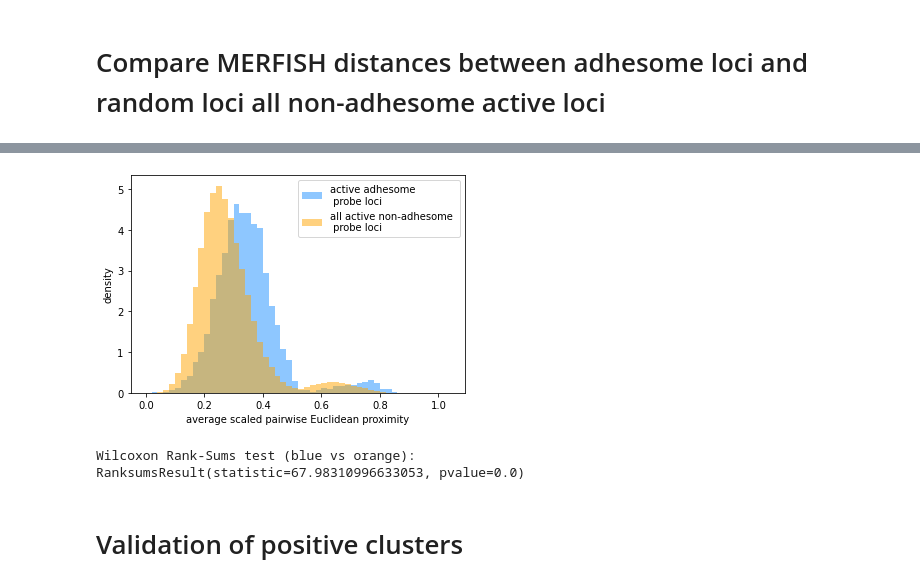
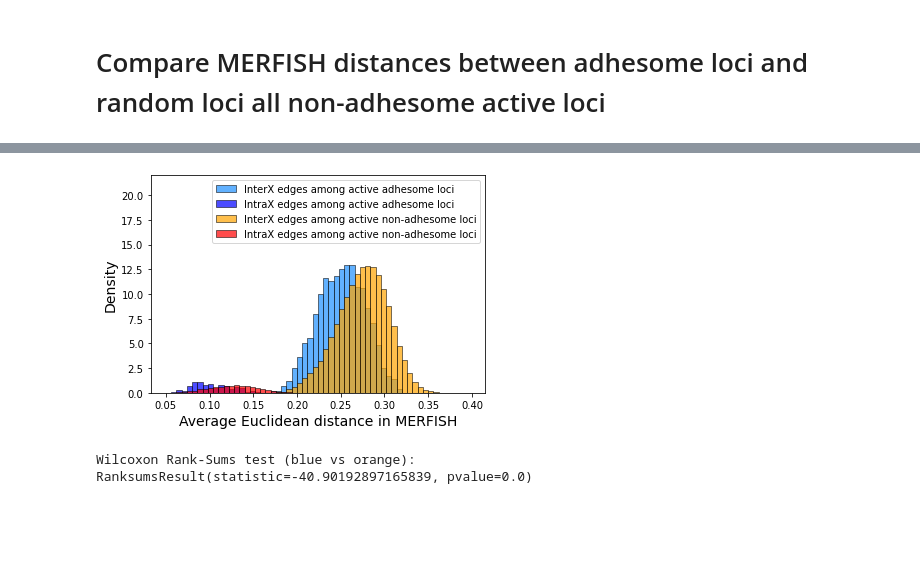
Before and after one commit to uhlerlab/adhesome_clustering, a Jupyter notebook: code/processing_FISH/processing_FISH_fullhistogram.ipynb, the cells around one changed output, grey strips where cells are left out. Drawn from its saved outputs; the diff is of its cells as text; code cells hidden in the pictures; blank space fills up the shorter version.

```diff
--- a/code/processing_FISH/processing_FISH_fullhistogram.ipynb
+++ b/code/processing_FISH/processing_FISH_fullhistogram.ipynb
@@ -173,7 +187,7 @@ df_loc = df_loc.reset_index().sort_values(['chrom','start','end'])
 df_loc_adhesome = df_loc[df_loc['geneName'].isin(selected_genes)]
 # %%
-# Identify adhesome genes present within 250kb of available MERFISH probes
-resol = 1000000
+# Identify adhesome genes present within 500kb of available MERFISH probes
+resol = 500000
 # %%
 # Construct a bed object for adhesome genes
 df_adhesome_pos = df_loc_adhesome[['chrom','start','end', 'geneName']]
@@ -235,10 +238,9 @@ uncovered_adh_loc_df.head()
 # %%
 # Identify MERFISH loci of adhesome genes
-adh_merfish_loc = np.unique(list((itertools.chain.from_iterable([gene2merfishloc[g]
-                             for g in active_adhesome_genes if (g in gene2merfishloc.keys())]))))
-# Identiy MERFISH loci of non adhesome genes
-rand_merfish_loc = np.unique(list((itertools.chain.from_iterable([gene2merfishloc[g]
-                             for g in random_active_genes if (g in gene2merfishloc.keys())]))))
+adh_merfish_loc = counts[counts["n_adhesome"]>0]['name'].values
+
+# Identify MERFISH loci of random genes
+rand_merfish_loc = counts[counts["n_non_adhesome"]>0]['name'].values
 rand_merfish_loc = np.array(list(set(rand_merfish_loc)-set(adh_merfish_loc)))
 
 # Combine adh_merfish_loc and rand_merfish_loc
@@ -265,7 +267,7 @@ for cell in tqdm(all_merfish_cells):
     cell_data = selected_merfish_data.loc[selected_merfish_data['cell_ID']==cell,
                                           ['x(nm)','y(nm)','z(nm)','probe_locus']]
     cell_data = cell_data.groupby('probe_locus').agg({'x(nm)': 'mean', 'y(nm)': 'mean', 'z(nm)': 'mean'})
-    dist_mat = squareform(pdist(cell_data, metric='euclidean'))
+    dist_mat = squareform(pdist(cell_data, metric='euclidean'))/max_dist_dict[cell]
     cell2distmat[cell] = pd.DataFrame(dist_mat,columns = cell_data.index.values, index = cell_data.index.values)
 # %%
 # Combine information across all cells into one dataframe
@@ -290,6 +289,6 @@ Maximum average distance = 8326.957249187171
 # %%
 # Procedure to sort final_adh_loc and final_rand_loc in genomic order
-sort_adh = pd.DataFrame({'locus': final_adh_loc})
+sort_adh = pd.DataFrame({'locus': adh_merfish_loc})
 sort_adh['chrom'] = sort_adh['locus'].str.split(':', expand=True)[0]
 sort_adh['chrom'] = sort_adh['chrom'].str.split('chr', expand=True)[1].astype(int)
 sort_adh['ext'] = sort_adh['locus'].str.split(':', expand=True)[1]
@@ -298,7 +297,7 @@ sort_adh['end'] = sort_adh['ext'].str.split('-', expand=True)[1].astype(int)
 sort_adh = sort_adh[['locus','chrom','start','end']]
 sort_adh = sort_adh.sort_values(['chrom','start','end'])
 final_adh_loc =  sort_adh['locus'].values
-sort_rand = pd.DataFrame({'locus': final_rand_loc})
+sort_rand = pd.DataFrame({'locus': rand_merfish_loc})
 sort_rand['chrom'] = sort_rand['locus'].str.split(':', expand=True)[0]
 sort_rand['chrom'] = sort_rand['chrom'].str.split('chr', expand=True)[1].astype(int)
 sort_rand['ext'] = sort_rand['locus'].str.split(':', expand=True)[1]
@@ -331,24 +351,46 @@ lu.plot_heatmap(avg_scaled_prox_df.loc[final_rand_loc, final_rand_loc],
 # %%
 # Plot histogram of MERFISH distances
-plt.figure()
-plt.hist(avg_scaled_prox_df.loc[final_adh_loc,final_adh_loc].values[np.triu_indices(len(final_adh_loc),1)],
-         color='dodgerblue', alpha=0.5, density=True, bins=np.arange(0, 1.05, 0.02),
-         label='active adhesome \n probe loci')
-plt.hist(avg_scaled_prox_df.loc[final_rand_loc,final_rand_loc].values[np.triu_indices(len(final_rand_loc),1)],
-         color='orange', alpha=0.5, density=True, bins=np.arange(0, 1.05, 0.02),
-         label='all active non-adhesome \n probe loci')
-plt.xlabel('average scaled pairwise Euclidean proximity')
-plt.ylabel('density')
-plt.legend(loc='upper right')
-plt.savefig(saving_main_dir+f'fig_6c.pdf', format='pdf')
+f, ax = plt.subplots()
+palette ={"interchromosomal": "dodgerblue", "intrachromosomal": "blue"}
+sns.histplot(data=avg_dist_df_stacked[avg_dist_df_stacked['Group']=='Active adhesome loci'],
+             x='distance',
+             hue='Type',
+             palette=palette,
+             alpha=0.7,
+             stat='density',
+             common_norm=True,
+             bins=np.arange(0.05, 0.4, 0.006),
+             legend=False,
+             ax=ax)
+# sns.move_legend(ax, "lower right")
+palette ={"interchromosomal": "orange", "intrachromosomal": "red"}
+ax = sns.histplot(data=avg_dist_df_stacked[avg_dist_df_stacked['Group']=='All active non-adhesome loci'],
+             x='distance',
+             hue='Type',
+             palette=palette,
+             alpha=0.7,
+             stat='density',
+             common_norm=True,
+             bins=np.arange(0.05, 0.4, 0.006),
+             label='All active non-adhesome loci',
+             ax=ax)
+ax.legend([
+    'InterX edges among active adhesome loci',
+    'IntraX edges among active adhesome loci',
+    'InterX edges among active non-adhesome loci',
+    'IntraX edges among active non-adhesome loci'])
+plt.ylim([0, 22])
+plt.xlabel('Average Euclidean distance in MERFISH', fontsize=14)
+plt.ylabel('Density', fontsize=14)
+# plt.legend(loc='upper right')
 plt.show()
 # Wilcoxon Rank-Sums test
 print('Wilcoxon Rank-Sums test (blue vs orange):')
-print(ss.ranksums(avg_scaled_prox_df.loc[final_adh_loc,final_adh_loc].values[np.triu_indices(len(final_adh_loc),1)],
-                  avg_scaled_prox_df.loc[final_rand_loc,final_rand_loc].values[np.triu_indices(len(final_rand_loc),1)]))
+print(ss.ranksums(
+    avg_dist_df.loc[adh_merfish_loc, adh_merfish_loc].values[np.triu_indices(len(adh_merfish_loc),1)],
+    avg_dist_df.loc[rand_merfish_loc, rand_merfish_loc].values[np.triu_indices(len(rand_merfish_loc),1)]
+))
 # %% [output]
-[figure, old version]
+[figure, new version]
 Wilcoxon Rank-Sums test (blue vs orange):
-RanksumsResult(statistic=67.98310996633053, pvalue=0.0)
+RanksumsResult(statistic=-40.90192897165839, pvalue=0.0)
-# %% [markdown]
-# Validation of positive clusters
```
Also changed, not shown: parts of 23 cells of this notebook, 33 other files.
